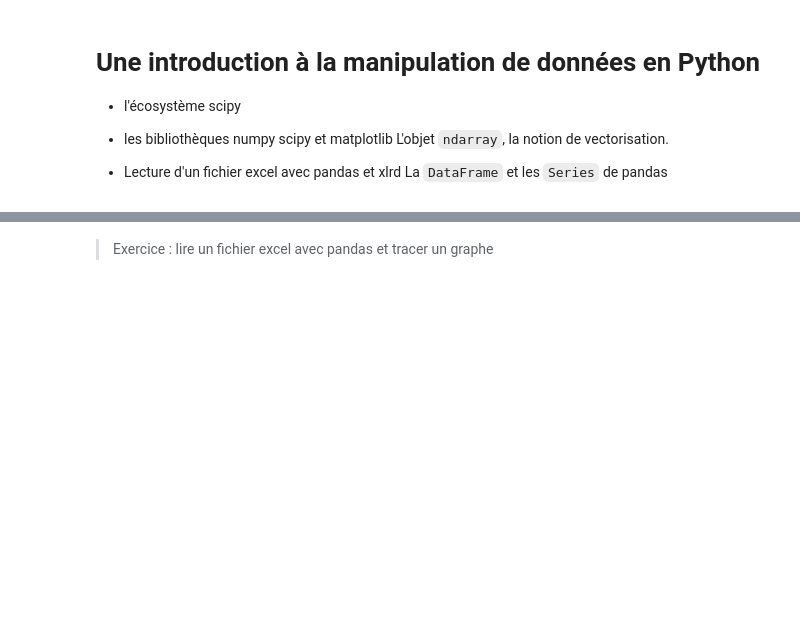
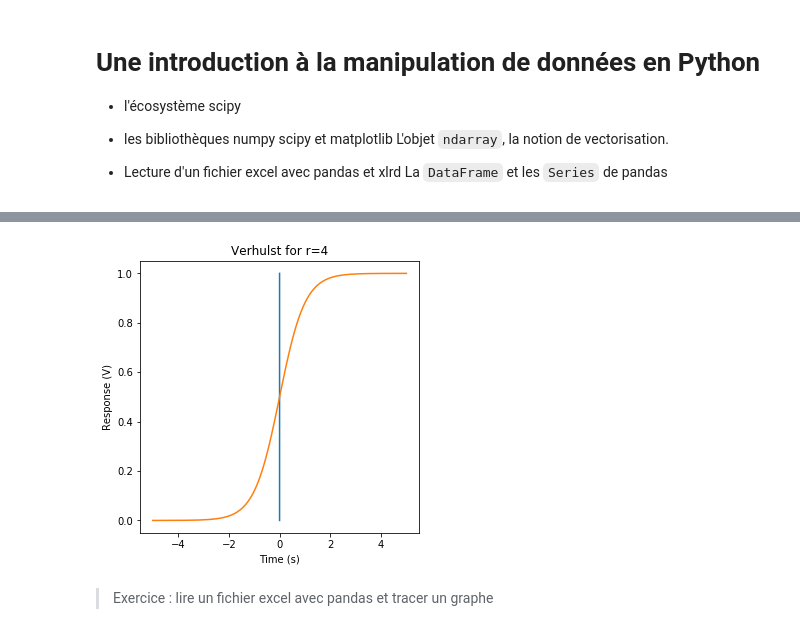
Before and after one commit to glyg/learn_python, a Jupyter notebook: 04-Analyse-de-données.ipynb, the cells around one changed output, grey strips where cells are left out. Cells and saved outputs as stored; diff of their text form; code cells hidden in the pictures; blank space fills up the shorter version.

```diff
--- a/04-Analyse-de-données.ipynb
+++ b/04-Analyse-de-données.ipynb
@@ -73,3 +216,7 @@ import matplotlib.pyplot as plt
+# %%
+fig
+# %% [output]
+[figure, added]
 # %% [markdown]
 > Exercice : lire un fichier excel avec pandas et tracer un graphe
 # %% [markdown]
```
Also changed, not shown: parts of 33 cells of this notebook, 5 other files.
